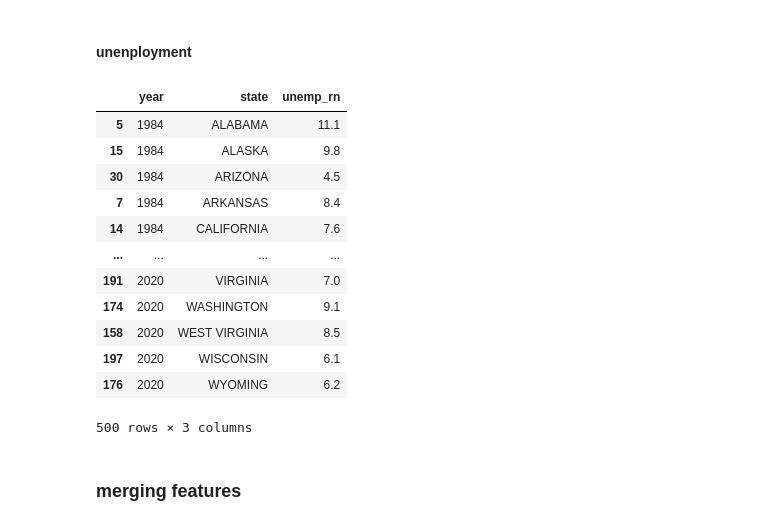
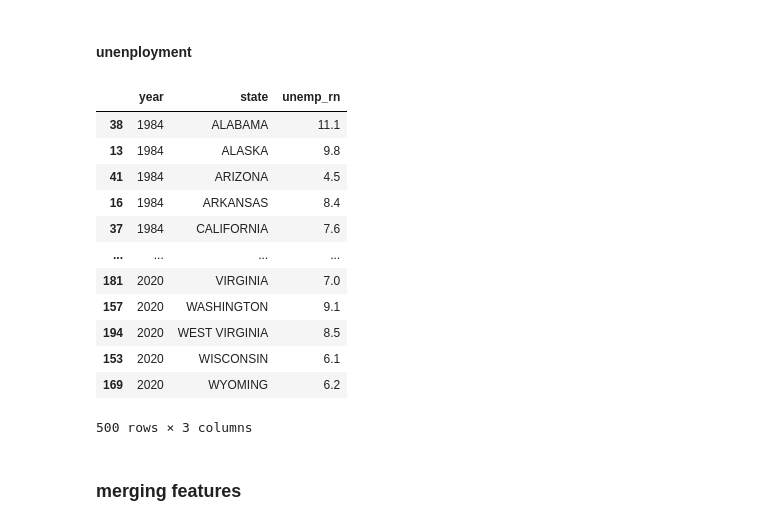
Before and after one commit to ranieri-unimi/bastianin-2022, a Jupyter notebook: datastroyer.ipynb, the cells around one changed output. Drawn from its saved outputs; the diff is of its cells as text; code cells hidden in the pictures.

```diff
--- a/datastroyer.ipynb
+++ b/datastroyer.ipynb
@@ -408,35 +412,37 @@ for i in unn.index:
 # %%
 # delta%
 dmp = unn.set_index(['year','month','state'])
 
 unemp_mt = []
 unemp_s = []
 for y in years:
     for s in states:
-        m2 = dpc(dmp.at[(y, '10', s), 'unemp'], dmp.at[(y-2, '11', s), 'unemp'])
-        m1 = dpc(dmp.at[(y-2, '10', s), 'unemp'], dmp.at[(y-3, '01', s), 'unemp'])
-        unemp_mt.append([y,s,m1,m2,])
+        try:
+            m2 = dpc(dmp.at[(y, '10', s), 'unemp'], dmp.at[(y-2, '11', s), 'unemp'])
+            m1 = dpc(dmp.at[(y-2, '10', s), 'unemp'], dmp.at[(y-3, '01', s), 'unemp'])
+            unemp_mt.append([y,s,m1,m2,])
 
-
-        unemp_s.append([y, s, dmp.loc[[(y, f'{i:02}', s) for i in range(6,11)], 'unemp'].median(), ])
+            unemp_s.append([y, s, dmp.loc[[(y, f'{i:02}', s) for i in range(6,11)], 'unemp'].median(), ])
+        except KeyError:
+            pass
 
 unemp_mt = pd.DataFrame(data=unemp_mt, columns=['year', 'state', 'unemp_mt_1', 'unemp_mt_2'])
 unemp_s = pd.DataFrame(data=unemp_s, columns=['year', 'state', 'unemp_rn',])
 
 sell(unemp_s)
 # %% [output]
 |  | year | state | unemp_rn |
-| 5 | 1984 | ALABAMA | 11.1 |
-| 15 | 1984 | ALASKA | 9.8 |
-| 30 | 1984 | ARIZONA | 4.5 |
-| 7 | 1984 | ARKANSAS | 8.4 |
-| 14 | 1984 | CALIFORNIA | 7.6 |
+| 38 | 1984 | ALABAMA | 11.1 |
+| 13 | 1984 | ALASKA | 9.8 |
+| 41 | 1984 | ARIZONA | 4.5 |
+| 16 | 1984 | ARKANSAS | 8.4 |
+| 37 | 1984 | CALIFORNIA | 7.6 |
 | ... | ... | ... | ... |
-| 191 | 2020 | VIRGINIA | 7.0 |
-| 174 | 2020 | WASHINGTON | 9.1 |
-| 158 | 2020 | WEST VIRGINIA | 8.5 |
-| 197 | 2020 | WISCONSIN | 6.1 |
-| 176 | 2020 | WYOMING | 6.2 |
+| 181 | 2020 | VIRGINIA | 7.0 |
+| 157 | 2020 | WASHINGTON | 9.1 |
+| 194 | 2020 | WEST VIRGINIA | 8.5 |
+| 153 | 2020 | WISCONSIN | 6.1 |
+| 169 | 2020 | WYOMING | 6.2 |
 500 rows × 3 columns
 # %% [markdown]
 ### merging features
```
Also changed, not shown: parts of 10 cells of this notebook, 3 other files.
